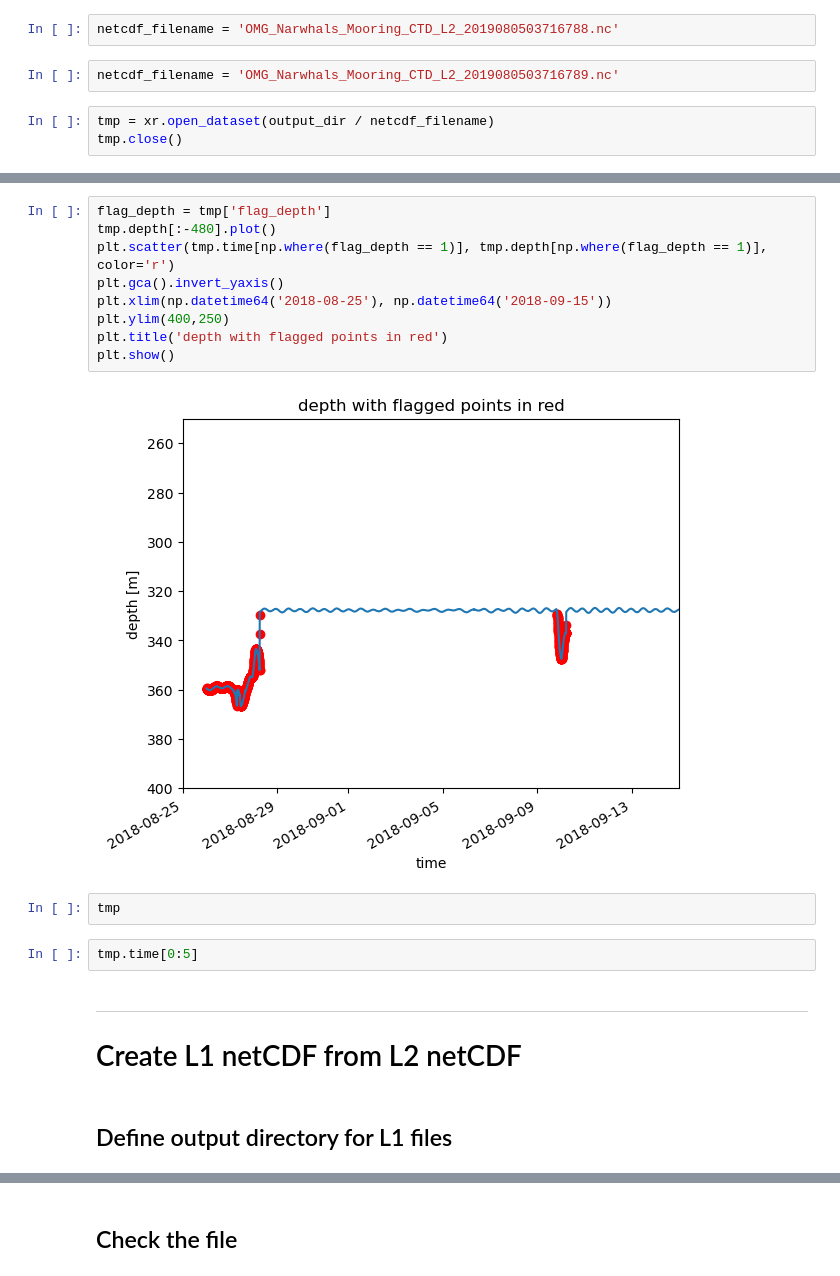
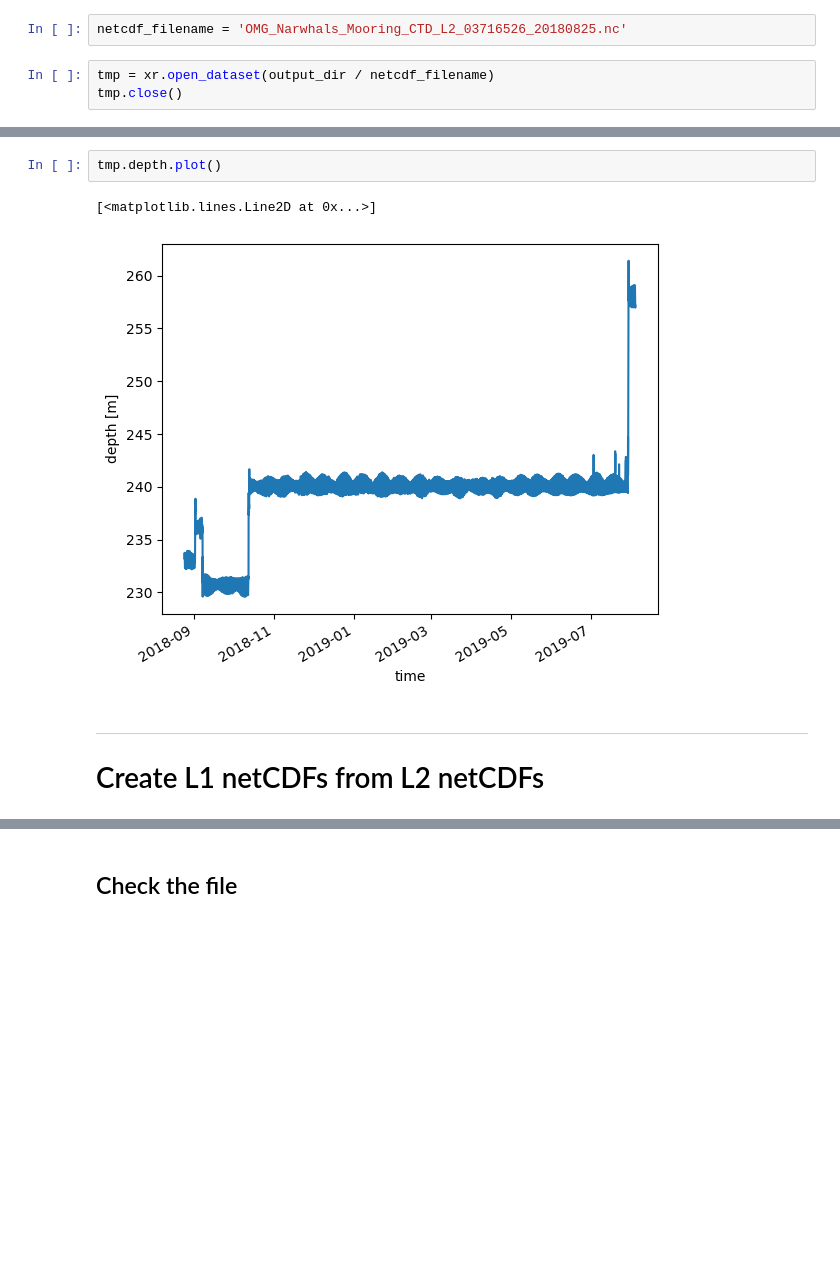
Before and after one commit to mjzahn/OMG_Narwhals_hydrography-manuscript, a Jupyter notebook: 01_data-cleaning/02_create-netcdf-OMG-Narwhals-sbe37-L1_L2.ipynb, the cells around one changed output, grey strips where cells are left out. Drawn from its saved outputs; the diff is of its cells as text; blank space fills up the shorter version.

```diff
--- a/01_data-cleaning/02_create-netcdf-OMG-Narwhals-sbe37-L1_L2.ipynb
+++ b/01_data-cleaning/02_create-netcdf-OMG-Narwhals-sbe37-L1_L2.ipynb
@@ -275,9 +400,7 @@ recording end time:  2019-08-04T13:12:01
 # %%
 output_dir = Path('/Users/marie/Documents/PhD/Chapter_3/data/OMG_Narwhals_mooring_data/OMG_Narwhals_mooring_L2/2019/')
 # %%
-netcdf_filename = 'OMG_Narwhals_Mooring_CTD_L2_2019080503716788.nc'
+netcdf_filename = 'OMG_Narwhals_Mooring_CTD_L2_03716526_20180825.nc'
-# %%
-netcdf_filename = 'OMG_Narwhals_Mooring_CTD_L2_2019080503716789.nc'
 # %%
 tmp = xr.open_dataset(output_dir / netcdf_filename)
 tmp.close()
@@ -291,20 +407,8 @@ plt.xlim(np.datetime64('2018-08-25'), np.datetime64('2018-09-15'));
-# %%
-flag_depth = tmp['flag_depth']
-tmp.depth[:-480].plot()
-plt.scatter(tmp.time[np.where(flag_depth == 1)], tmp.depth[np.where(flag_depth == 1)], color='r')
-plt.gca().invert_yaxis()
-plt.xlim(np.datetime64('2018-08-25'), np.datetime64('2018-09-15'))
-plt.ylim(400,250)
-plt.title('depth with flagged points in red')
-plt.show()
-# %% [output]
-[figure, removed]
-# %%
-tmp
-# %%
-tmp.time[0:5]
+# %%
+tmp.depth.plot()
+# %% [output]
+[<matplotlib.lines.Line2D at 0x...>]
+[figure, added]
 # %% [markdown]
 ***
-# Create L1 netCDF from L2 netCDF
+# Create L1 netCDFs from L2 netCDFs
-# %% [markdown]
-## Define output directory for L1 files
```
Also changed, not shown: parts of 20 cells of this notebook, 2 other files.
